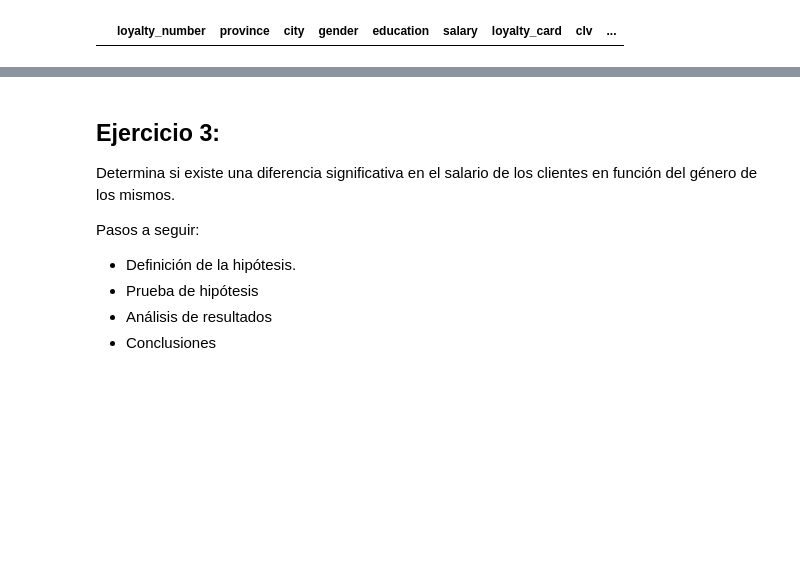
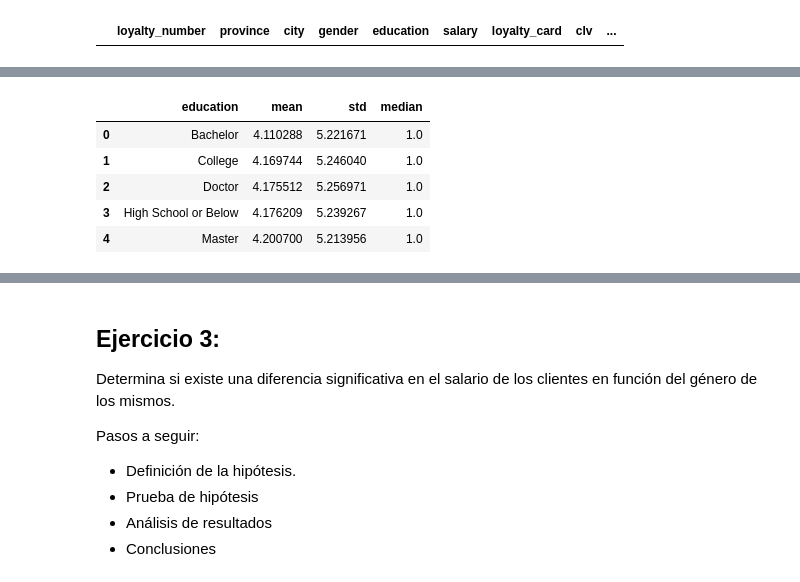
Before and after one commit to ngcarvajall/LAB_AB_no_parametrico, a Jupyter notebook: laboratorio-modulo6-leccion04-1-ab-testing-no-param.ipynb, the cells around one changed output, grey strips where cells are left out. Cells and saved outputs as stored; diff of their text form; code cells hidden in the pictures; blank space fills up the shorter version.

```diff
--- a/laboratorio-modulo6-leccion04-1-ab-testing-no-param.ipynb
+++ b/laboratorio-modulo6-leccion04-1-ab-testing-no-param.ipynb
@@ -319 +310,3 @@ La columna education tiene las siguientes valore únicos:
 ... (24 outputs left out)
+# %%
+df_medias_std = df.groupby('education')['flights_booked'].agg(["mean", "std", 'median']).reset_index()
@@ -319,0 +323,9 @@ La columna education tiene las siguientes valore únicos:
+# %%
+df_medias_std
+# %% [output]
+|  | education | mean | std | median |
+| 0 | Bachelor | 4.110288 | 5.221671 | 1.0 |
+| 1 | College | 4.169744 | 5.246040 | 1.0 |
+| 2 | Doctor | 4.175512 | 5.256971 | 1.0 |
+| 3 | High School or Below | 4.176209 | 5.239267 | 1.0 |
+| 4 | Master | 4.200700 | 5.213956 | 1.0 |
```
Also changed, not shown: parts of 32 cells of this notebook, 1 other file.
